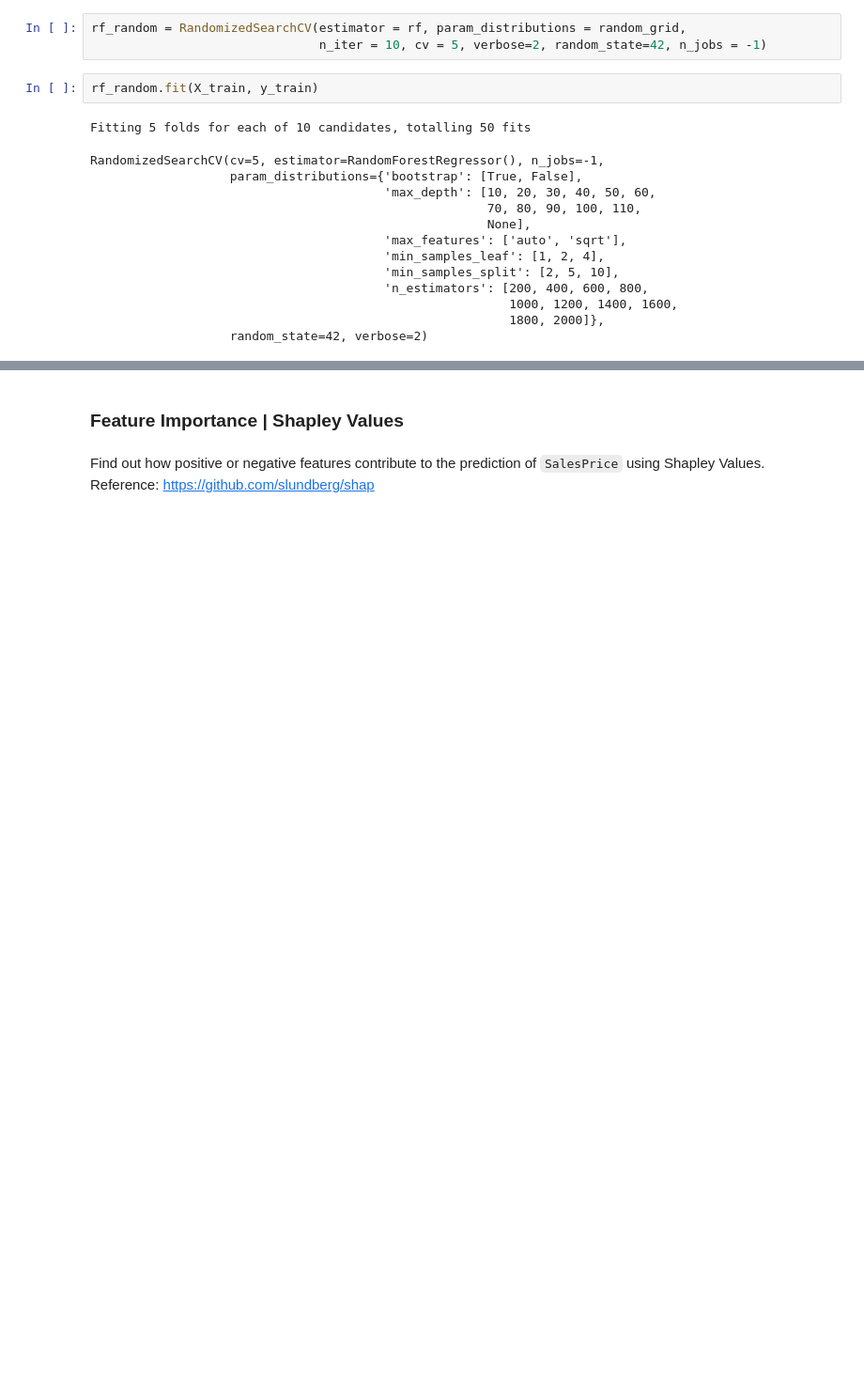
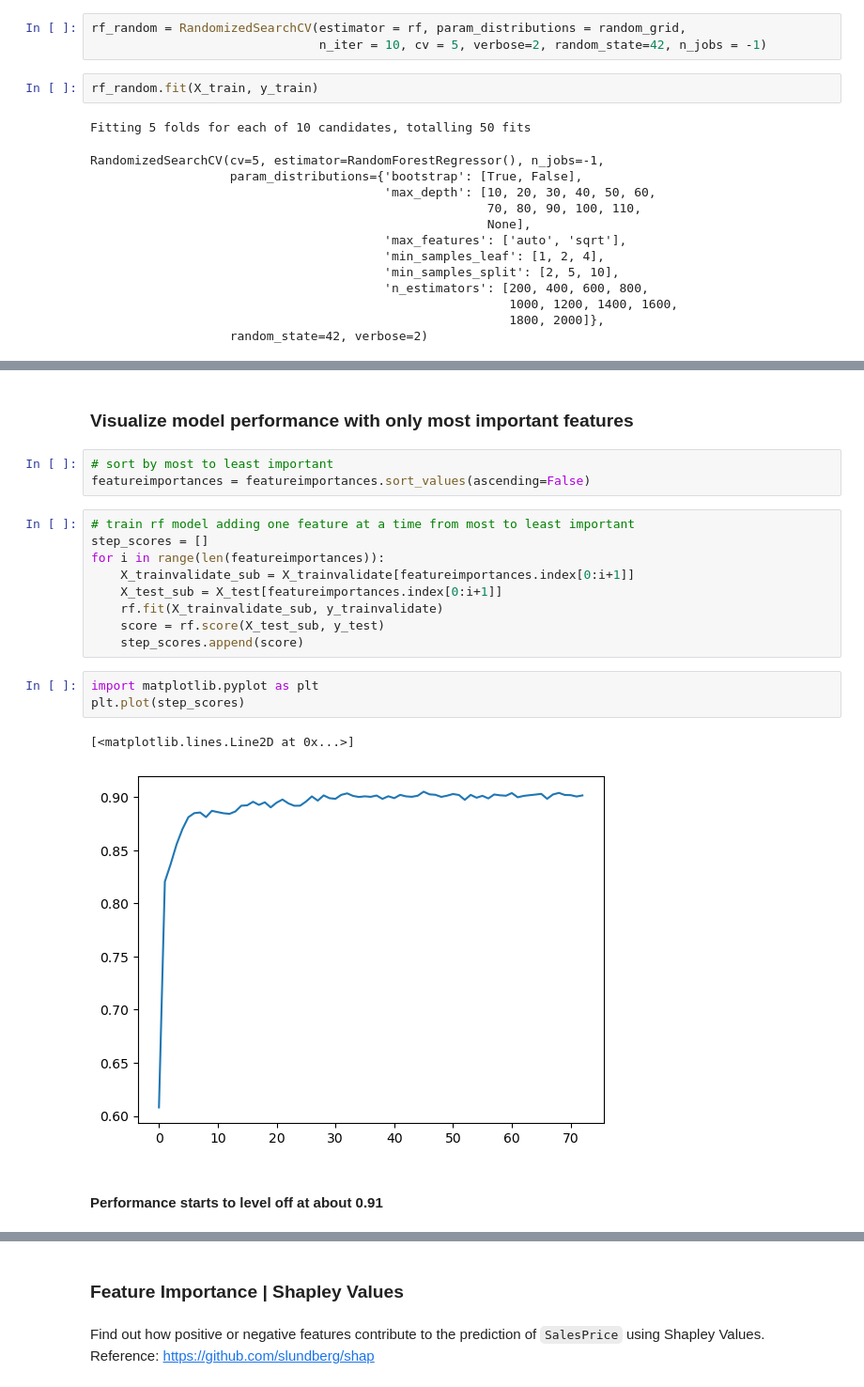
Before and after one commit to elijahspiegel/AmesHousingProject, a Jupyter notebook: Machine Learning Project - Combined - Iteration 1.ipynb, the cells around one changed output, grey strips where cells are left out. Shown at 94% size. Cells and saved outputs as stored; diff of their text form; blank space fills up the shorter version.

Commit message:
Feature selection based on feature importance, shapley value exploration

```diff
--- a/Machine Learning Project - Combined - Iteration 1.ipynb
+++ b/Machine Learning Project - Combined - Iteration 1.ipynb
@@ -1002,0 +1026,22 @@ featureimportances.nlargest(30).plot(kind = 'barh')
+# %% [markdown]
+### Visualize model performance with only most important features
+# %%
+# sort by most to least important
+featureimportances = featureimportances.sort_values(ascending=False)
+# %%
+# train rf model adding one feature at a time from most to least important
+step_scores = []
+for i in range(len(featureimportances)):
+    X_trainvalidate_sub = X_trainvalidate[featureimportances.index[0:i+1]]
+    X_test_sub = X_test[featureimportances.index[0:i+1]]
+    rf.fit(X_trainvalidate_sub, y_trainvalidate)
+    score = rf.score(X_test_sub, y_test)
+    step_scores.append(score)
+# %%
+import matplotlib.pyplot as plt
+plt.plot(step_scores)
+# %% [output]
+[<matplotlib.lines.Line2D at 0x...>]
+[figure, added]
+# %% [markdown]
+#### Performance starts to level off at about 0.91
```
Also changed, not shown: parts of 53 cells of this notebook, 1 other file.
